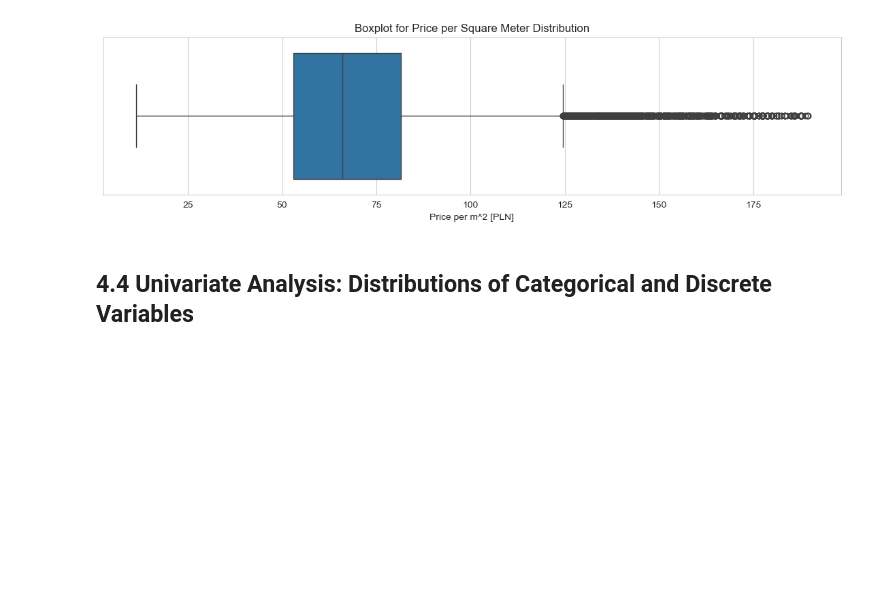
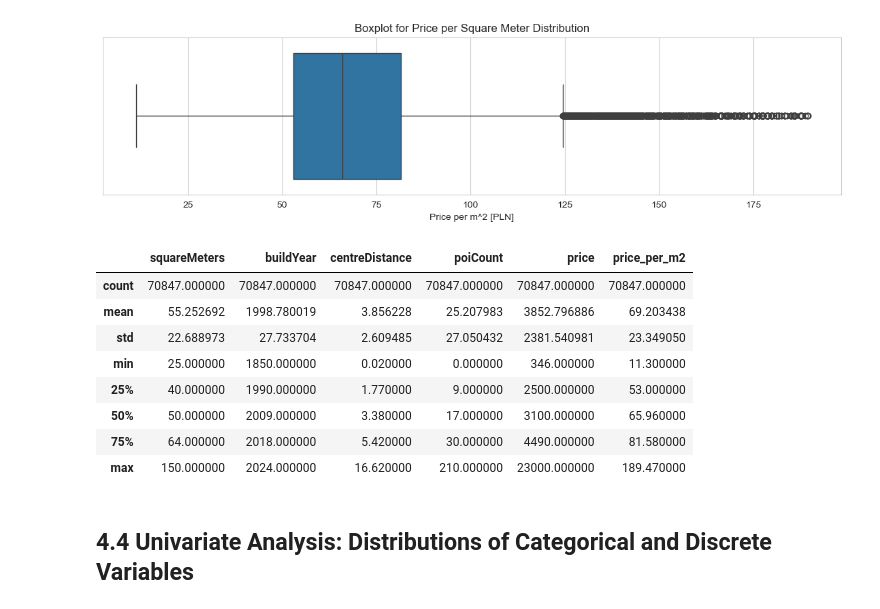
Before and after one commit to Oliwer1992/polish-real-estate-analysis, a Jupyter notebook: 02_Data_Cleaning_and_EDA.ipynb, the cells around one changed output. Cells and saved outputs as stored; diff of their text form; code cells hidden in the pictures; blank space fills up the shorter version.

```diff
--- a/02_Data_Cleaning_and_EDA.ipynb
+++ b/02_Data_Cleaning_and_EDA.ipynb
@@ -293,5 +277,17 @@ viz.boxplots(continuous_columns, continous_titles, continuos_axis_x)
 [figure]
 [figure]
 [figure]
+# %%
+df[['squareMeters','buildYear','centreDistance','poiCount','price','price_per_m2']].describe()
+# %% [output]
+|  | squareMeters | buildYear | centreDistance | poiCount | price | price_per_m2 |
+| count | 70847.000000 | 70847.000000 | 70847.000000 | 70847.000000 | 70847.000000 | 70847.000000 |
+| mean | 55.252692 | 1998.780019 | 3.856228 | 25.207983 | 3852.796886 | 69.203438 |
+| std | 22.688973 | 27.733704 | 2.609485 | 27.050432 | 2381.540981 | 23.349050 |
+| min | 25.000000 | 1850.000000 | 0.020000 | 0.000000 | 346.000000 | 11.300000 |
+| 25% | 40.000000 | 1990.000000 | 1.770000 | 9.000000 | 2500.000000 | 53.000000 |
+| 50% | 50.000000 | 2009.000000 | 3.380000 | 17.000000 | 3100.000000 | 65.960000 |
+| 75% | 64.000000 | 2018.000000 | 5.420000 | 30.000000 | 4490.000000 | 81.580000 |
+| max | 150.000000 | 2024.000000 | 16.620000 | 210.000000 | 23000.000000 | 189.470000 |
 # %% [markdown]
 ## 4.4 Univariate Analysis: Distributions of Categorical and Discrete Variables
```
Also changed, not shown: parts of 13 cells of this notebook.
